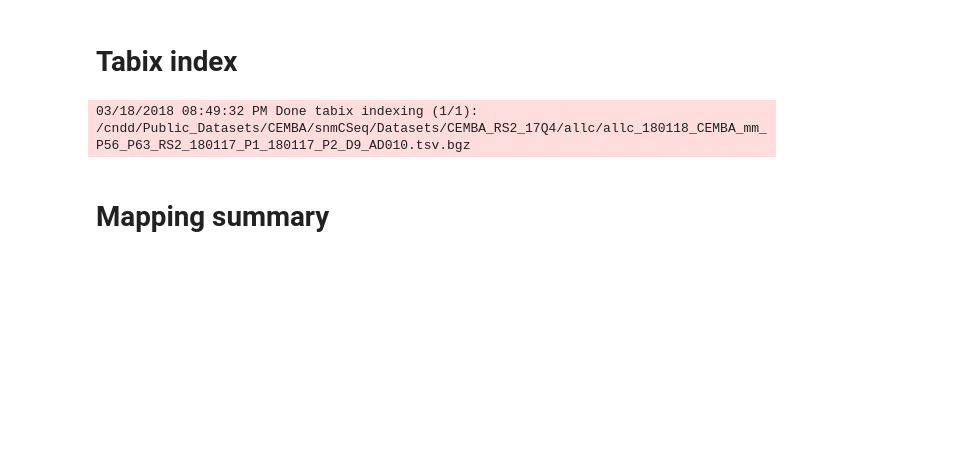
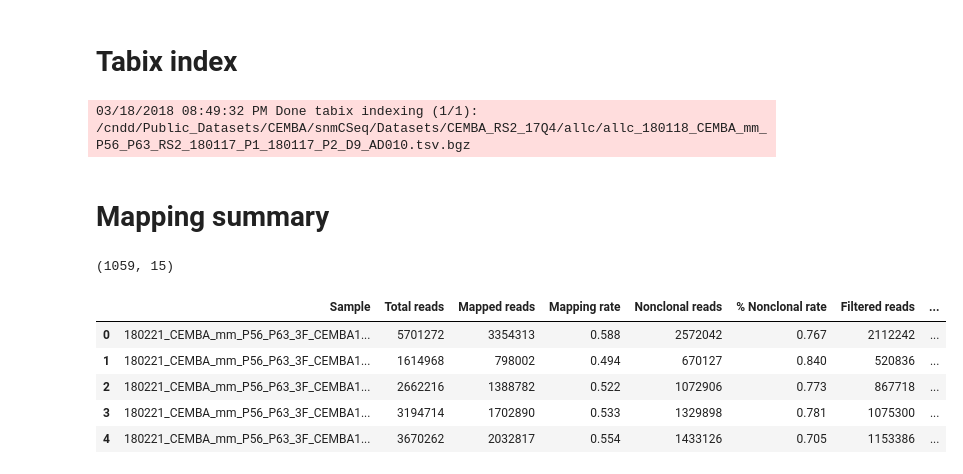
Before and after one commit to mukamel-lab-team/snmcseq, a Jupyter notebook: 00.CEMBA_organize_files.ipynb, the cells around one changed output. Drawn from its saved outputs; the diff is of its cells as text; code cells hidden in the pictures; blank space fills up the shorter version.

```diff
--- a/00.CEMBA_organize_files.ipynb
+++ b/00.CEMBA_organize_files.ipynb
@@ -95,9 +94,17 @@ with cd(os.path.join(path_dataset, 'allc')):
 # Mapping summary
 # %%
 # mapping summary
-f = os.path.join(PATH_REFERENCES, 'Mapping_summary', 'CEMBA_4B_180104_summary.txt')
+f = os.path.join(PATH_REFERENCES, 'Mapping_summary', 'CEMBA_3F_180109_summary.txt')
 df = pd.read_table(f)
 # filter
 print(df.shape)
 df.head()
+# %% [output]
+(1059, 15)
+|  | Sample | Total reads | Mapped reads | Mapping rate | Nonclonal reads | % Nonclonal rate | Filtered reads | ... |
+| 0 | 180221_CEMBA_mm_P56_P63_3F_CEMBA1... | 5701272 | 3354313 | 0.588 | 2572042 | 0.767 | 2112242 | ... |
+| 1 | 180221_CEMBA_mm_P56_P63_3F_CEMBA1... | 1614968 | 798002 | 0.494 | 670127 | 0.840 | 520836 | ... |
+| 2 | 180221_CEMBA_mm_P56_P63_3F_CEMBA1... | 2662216 | 1388782 | 0.522 | 1072906 | 0.773 | 867718 | ... |
+| 3 | 180221_CEMBA_mm_P56_P63_3F_CEMBA1... | 3194714 | 1702890 | 0.533 | 1329898 | 0.781 | 1075300 | ... |
+| 4 | 180221_CEMBA_mm_P56_P63_3F_CEMBA1... | 3670262 | 2032817 | 0.554 | 1433126 | 0.705 | 1153386 | ... |
 # %%
```
Also changed, not shown: parts of 8 cells of this notebook, 39 other files.
